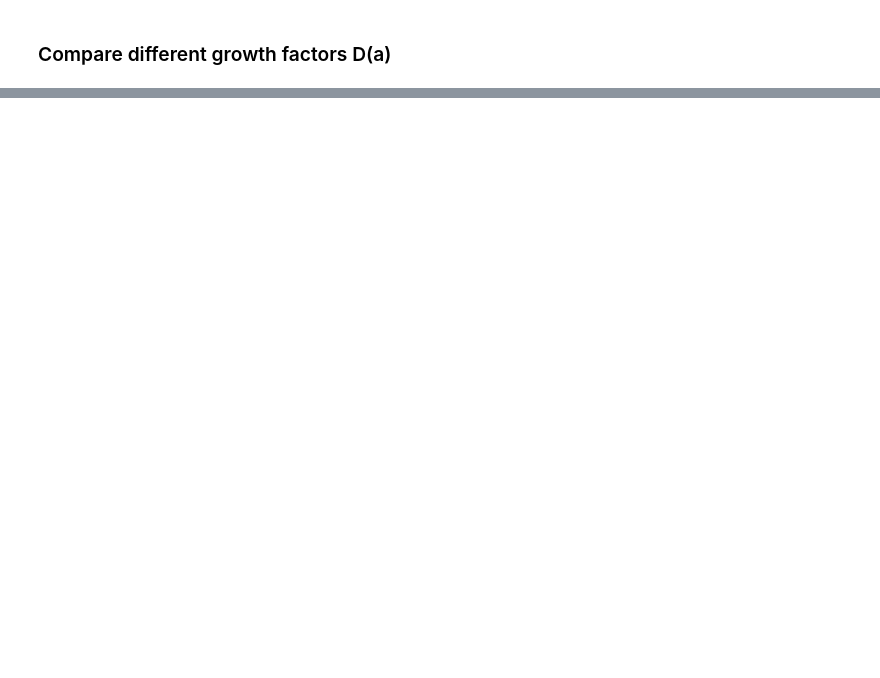
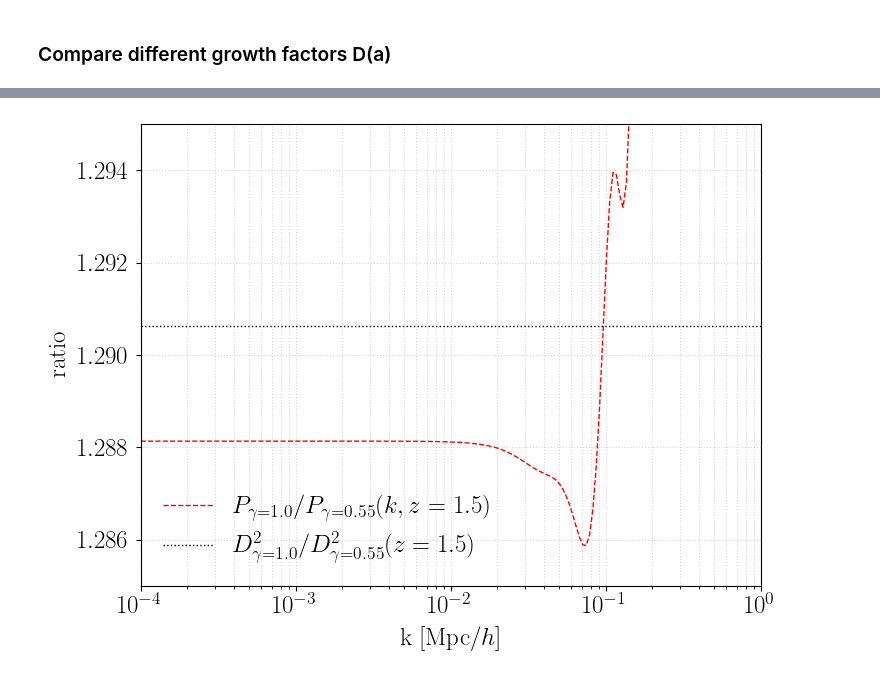
Before and after one commit to MinhMPA/CAMB_GammaPrime_Growth, a Jupyter notebook: notebooks/CAMB_test_nonlinear_Pk.ipynb, the cells around one changed output, grey strips where cells are left out. Cells and saved outputs as stored; diff of their text form; code cells hidden in the pictures; blank space fills up the shorter version.

```diff
--- a/notebooks/CAMB_test_nonlinear_Pk.ipynb
+++ b/notebooks/CAMB_test_nonlinear_Pk.ipynb
@@ -284,7 +299,7 @@ cosmo_params.set_cosmology(H0=67.5, ombh2=0.022, omch2=0.122, mnu=0.06, omk=0, t
 cosmo_params.InitPower.set_params(As=2e-9, ns=0.965, r=0)
 
 a=np.linspace(0.001,1.0,1000)
-redshift_snaphots=[2.0,0.]
+redshift_snaphots=[1.5,0.]
 
 kmin=1e-4
 kmax=2.0
@@ -325,0 +321,12 @@ print(pk_nonlin_gamma[1,:]/pk_gamma)
+# %%
+fig,ax=plt.subplots()
+ax.semilogx(kh, pk_nonlin_gamma[1,:]/pk_nonlin[1,:], color='r', ls = line, label=r'$P_{\gamma=1.0}/P_{\gamma=0.55}(k,z=1.5)$')
+ax.axhline((D_gamma[idx]/D[idx])**2,ls=':',color='k',label='$D^2_{\gamma=1.0}/D^2_{\gamma=0.55}(z=1.5)$')
+ax.set_xlabel(r'k [Mpc/$h$]')
+ax.set_ylabel(r'ratio')
+ax.set_ylim(1.285,1.295)
+ax.set_xlim(1E-4,1)
+ax.grid(True, which="both", ls=":",alpha=0.5)
+ax.legend(loc='lower left');
+# %% [output]
+[figure, added]
```
Also changed, not shown: parts of 14 cells of this notebook.
